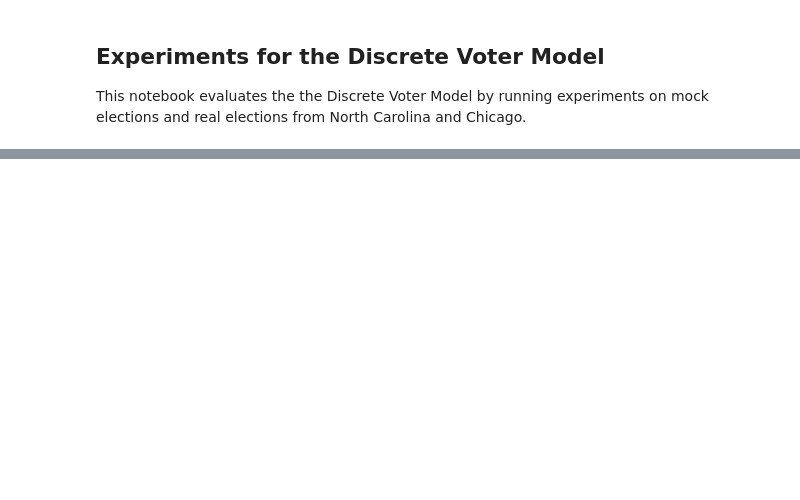
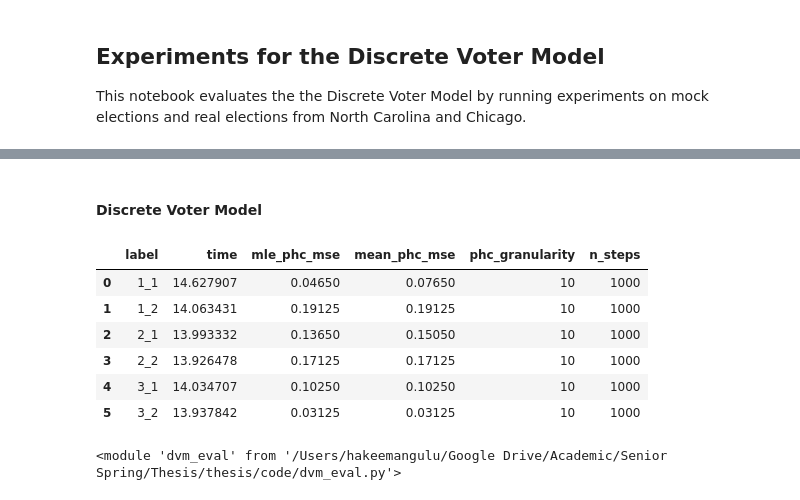
Before and after one commit to hangulu/thesis, a Jupyter notebook: code/experiments.ipynb, the cells around one changed output, grey strips where cells are left out. Cells and saved outputs as stored; diff of their text form; code cells hidden in the pictures; blank space fills up the shorter version.

Commit message:
added new experiments

```diff
--- a/code/experiments.ipynb
+++ b/code/experiments.ipynb
@@ -13,7 +18,7 @@ eval_demo_1 = {'Group 1': 50, 'Group 2': 50}
 eval_demo_2 = {'Group 1': 25, 'Group 2': 75}
 eval_demo_3 = {'Group 1': 10, 'Group 2': 90}
 # %%
-eval_beta_1 = {'Group 1': [0.5, 0.5],
-               'Group 2': [0.3, 0.7]}
-eval_beta_2 = {'Group 1': [0.25, 0.75],
-               'Group 2': [0.2, 0.8]}
+eval_dvp_1 = {'Group 1': {'a': 0.5, 'b': 0.5},
+              'Group 2': {'a': 0.3, 'b': 0.7}}
+eval_dvp_2 = {'Group 1': {'a': 0.25, 'b': 0.75},
+              'Group 2': {'a': 0.2, 'b': 0.8}}
@@ -42,0 +57,24 @@ dvm_king_evaluator(random_election_1_1, eval_demo_1, eval_beta_1, "1_1")
+# %% [markdown]
+#### Discrete Voter Model
+# %%
+# Initialize experiment variables
+
+n_iter = 3
+phc_gran = 10
+n_steps = 1000
+# %%
+# Scoring by expectation with a RWM kernel
+rwm_expec_2d_df = dvm_eval.batch_dvm_eval(experiments_2d, n_steps, n_iter, phc_gran, hmc=False)
+# %%
+rwm_expec_2d_df['phc_granularity'] = phc_gran
+rwm_expec_2d_df['n_steps'] = n_steps
+# %%
+rwm_expec_2d_df
+# %% [output]
+|  | label | time | mle_phc_mse | mean_phc_mse | phc_granularity | n_steps |
+| 0 | 1_1 | 14.627907 | 0.04650 | 0.07650 | 10 | 1000 |
+| 1 | 1_2 | 14.063431 | 0.19125 | 0.19125 | 10 | 1000 |
+| 2 | 2_1 | 13.993332 | 0.13650 | 0.15050 | 10 | 1000 |
+| 3 | 2_2 | 13.926478 | 0.17125 | 0.17125 | 10 | 1000 |
+| 4 | 3_1 | 14.034707 | 0.10250 | 0.10250 | 10 | 1000 |
+| 5 | 3_2 | 13.937842 | 0.03125 | 0.03125 | 10 | 1000 |
@@ -42,0 +83,4 @@ dvm_king_evaluator(random_election_1_1, eval_demo_1, eval_beta_1, "1_1")
+# %%
+importlib.reload(dvm_eval)
+# %% [output]
+<module 'dvm_eval' from '/Users/hakeemangulu/Google Drive/Academic/Senior Spring/Thesis/thesis/code/dvm_eval.py'>
```
Also changed, not shown: parts of 33 cells of this notebook, 10 other files.
